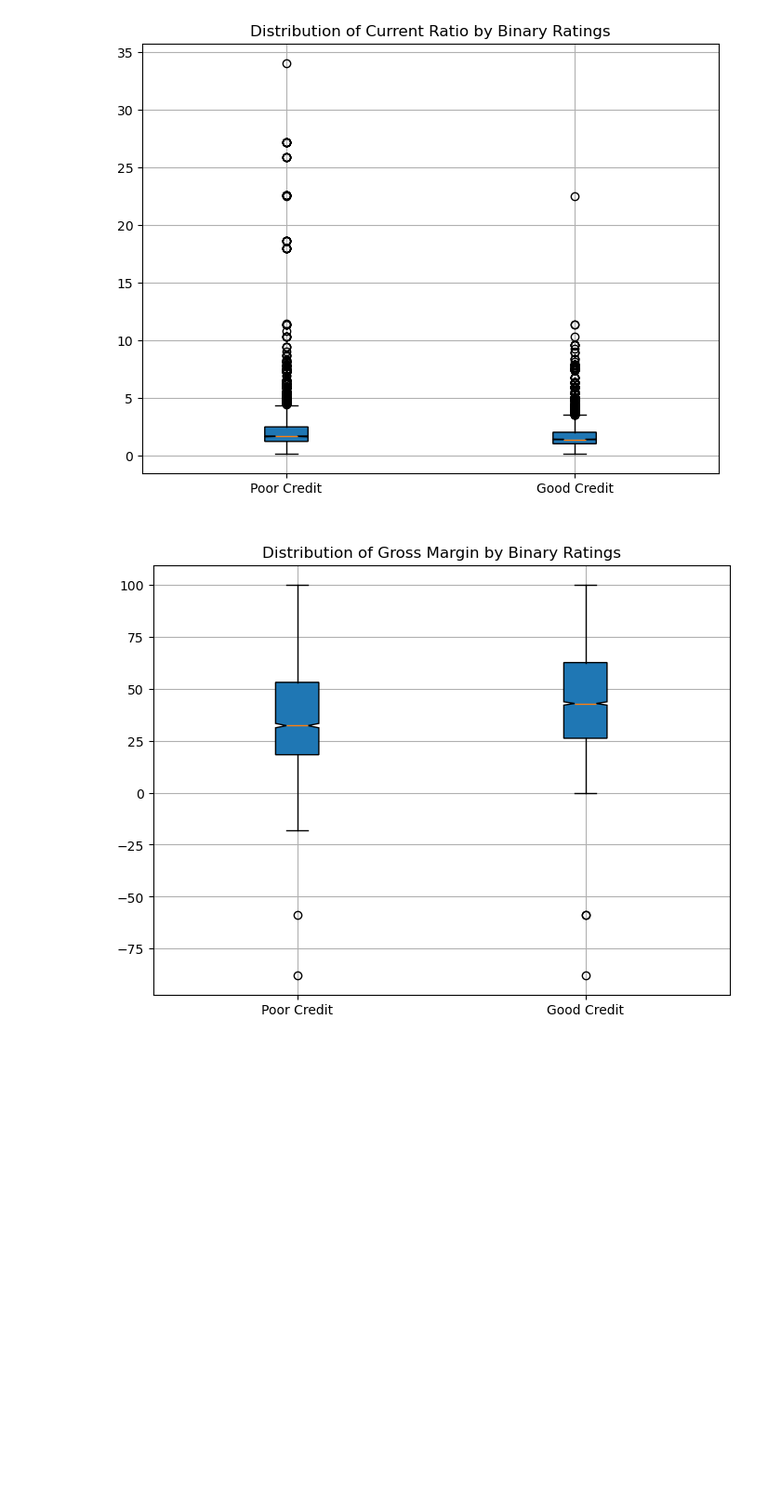
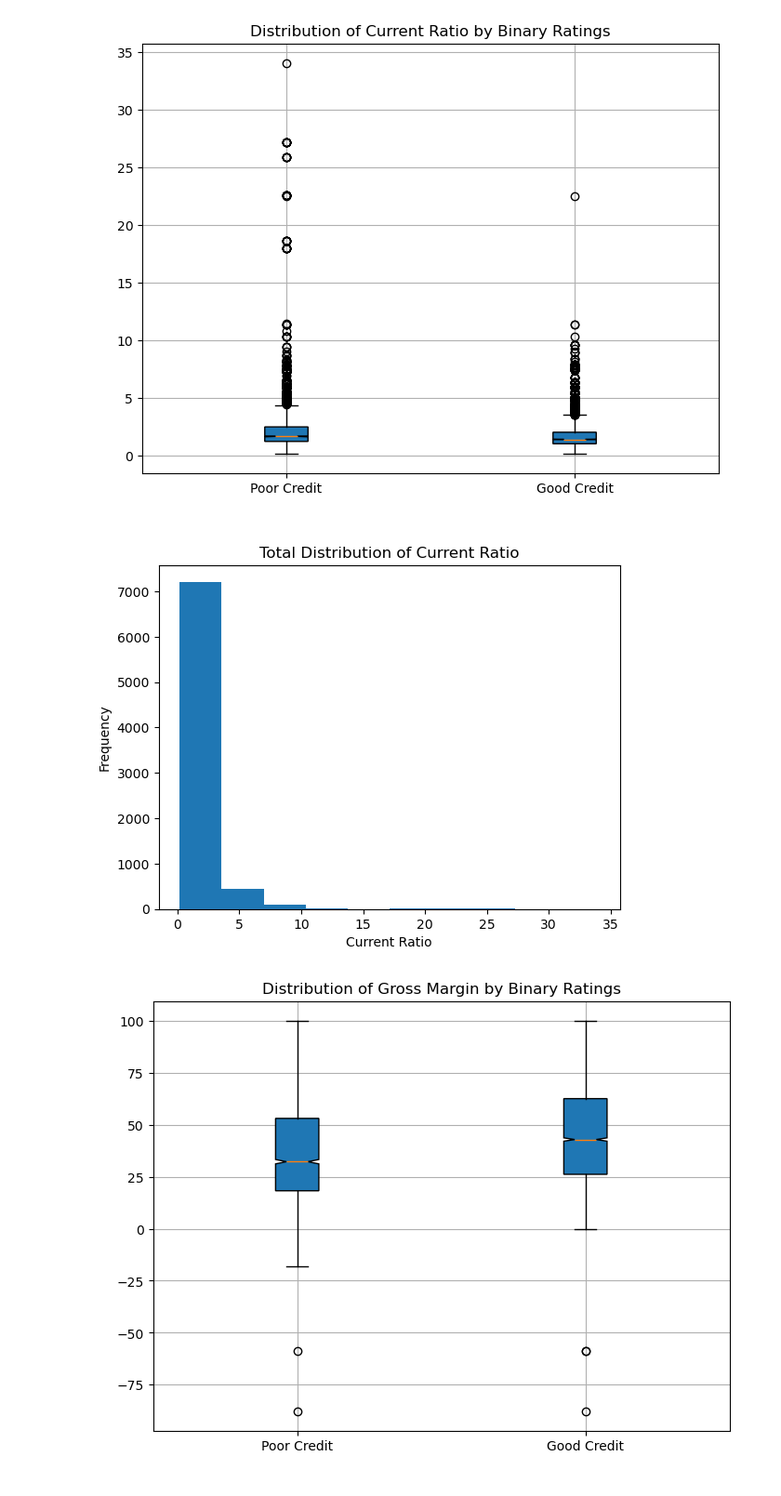
Before and after one commit to ericjjohnson2/corporate_credit_rating, a Jupyter notebook: app/data_import.ipynb, the cells around one changed output. Shown: that part at 93% size. Drawn from its saved outputs; the diff is of its cells as text; code cells hidden in the pictures; blank space fills up the shorter version.

```diff
--- a/app/data_import.ipynb
+++ b/app/data_import.ipynb
@@ -373,6 +363,16 @@ plt.grid(True)
 plt.show()
 # %% [output]
 [figure]
+# %%
+plt.hist(df['Current Ratio'])
+
+plt.xlabel('Current Ratio')
+plt.ylabel('Frequency')
+plt.title('Total Distribution of Current Ratio')
+
+plt.show()
+# %% [output]
+[figure, added]
 # %%
 plt.figure(figsize=(8, 6))
 plt.boxplot([df_rating_0['Gross Margin'], df_rating_1['Gross Margin']],
```
Also changed, not shown: parts of 13 cells of this notebook.
